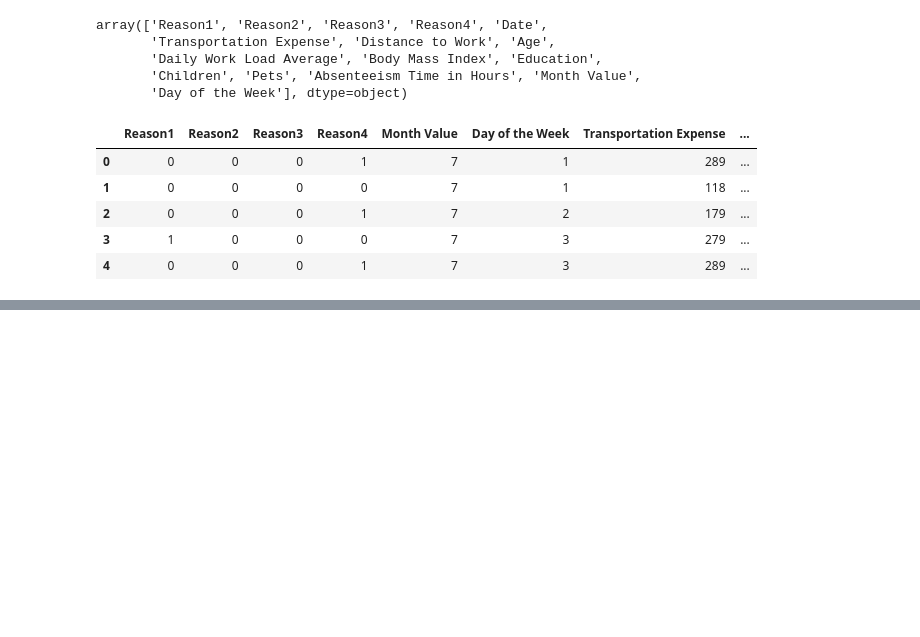
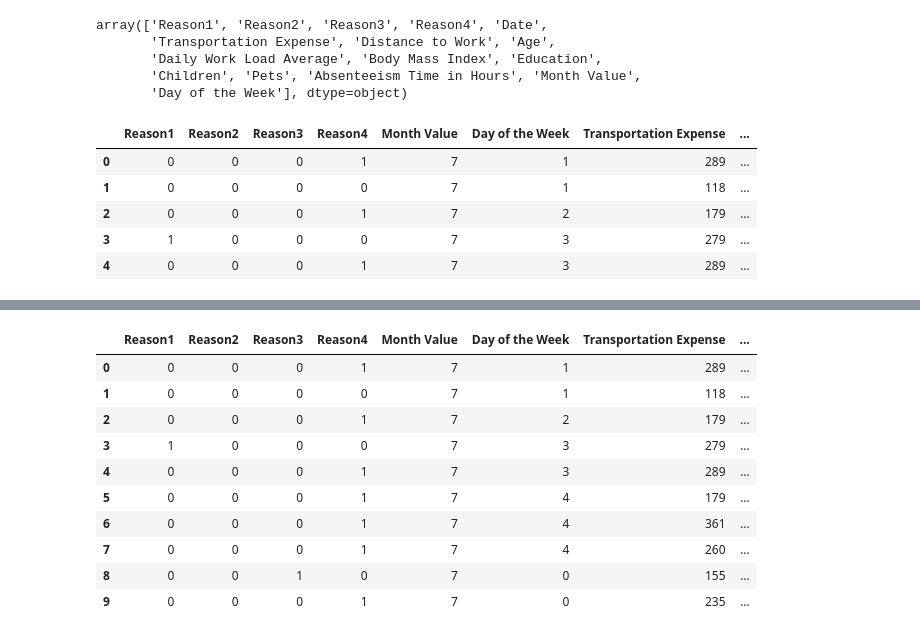
Before and after one commit to Pavancode-py/My-work-of-practice, a Jupyter notebook: Business task DAY2.ipynb, the cells around one changed output, grey strips where cells are left out. Drawn from its saved outputs; the diff is of its cells as text; code cells hidden in the pictures; blank space fills up the shorter version.

```diff
--- a/Business task DAY2.ipynb
+++ b/Business task DAY2.ipynb
@@ -438,0 +479,15 @@ df_reason_mod.head()
+# %%
+df_preprocessed = df_reason_date_mod.copy()
+df_preprocessed.head(10)
+# %% [output]
+|  | Reason1 | Reason2 | Reason3 | Reason4 | Month Value | Day of the Week | Transportation Expense | ... |
+| 0 | 0 | 0 | 0 | 1 | 7 | 1 | 289 | ... |
+| 1 | 0 | 0 | 0 | 0 | 7 | 1 | 118 | ... |
+| 2 | 0 | 0 | 0 | 1 | 7 | 2 | 179 | ... |
+| 3 | 1 | 0 | 0 | 0 | 7 | 3 | 279 | ... |
+| 4 | 0 | 0 | 0 | 1 | 7 | 3 | 289 | ... |
+| 5 | 0 | 0 | 0 | 1 | 7 | 4 | 179 | ... |
+| 6 | 0 | 0 | 0 | 1 | 7 | 4 | 361 | ... |
+| 7 | 0 | 0 | 0 | 1 | 7 | 4 | 260 | ... |
+| 8 | 0 | 0 | 1 | 0 | 7 | 0 | 155 | ... |
+| 9 | 0 | 0 | 0 | 1 | 7 | 0 | 235 | ... |
```
Also changed, not shown: parts of 7 cells of this notebook.
